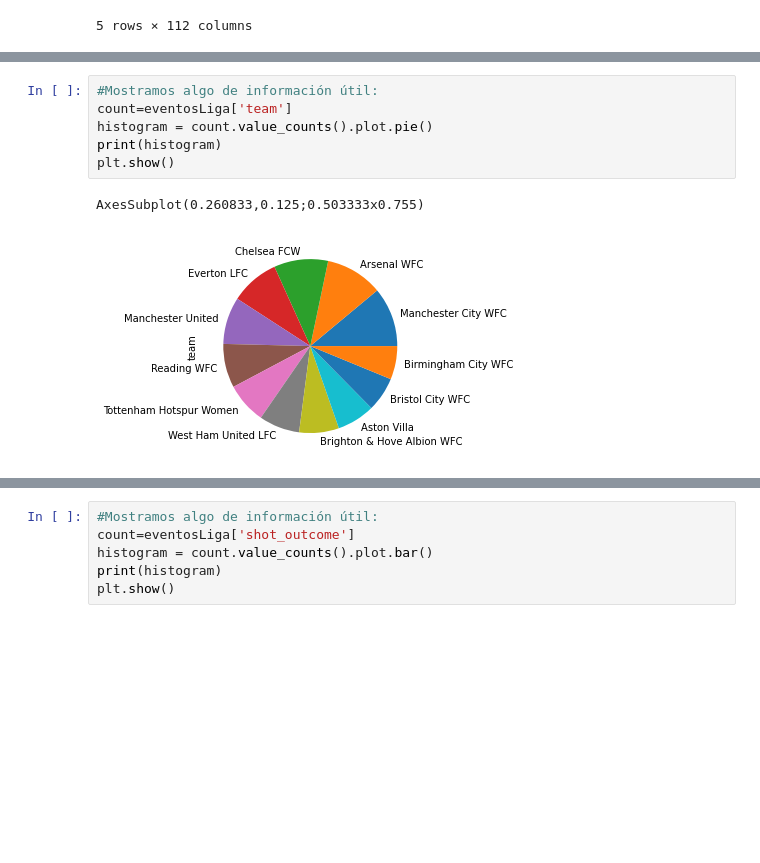
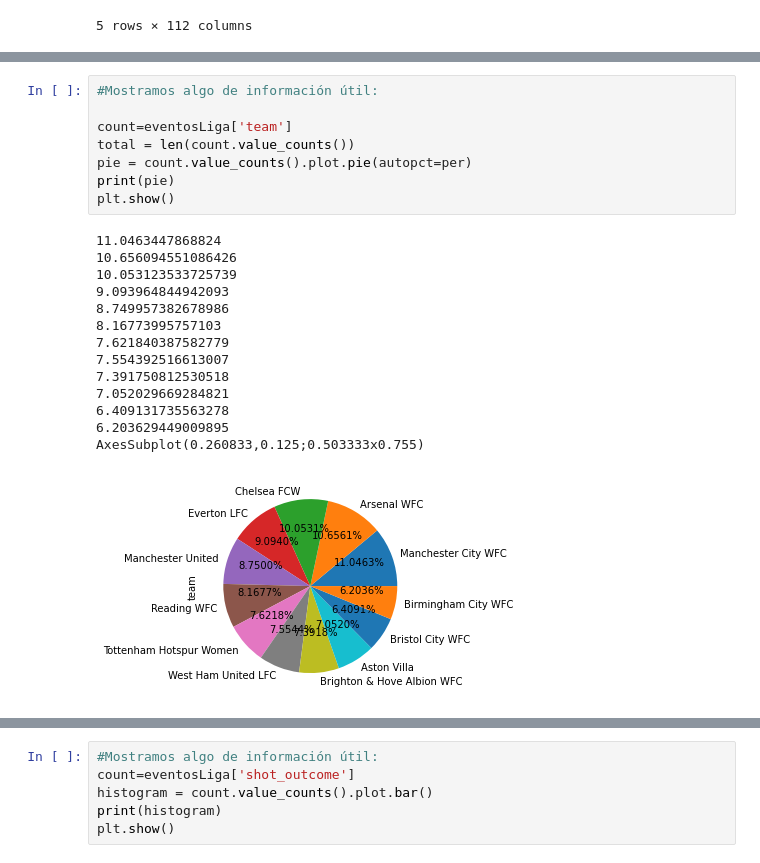
Before and after one commit to rafadelgadom/proyecto_ml, a Jupyter notebook: ml_analisis_futbol.ipynb, the cells around one changed output, grey strips where cells are left out. Cells and saved outputs as stored; diff of their text form; blank space fills up the shorter version.

```diff
--- a/ml_analisis_futbol.ipynb
+++ b/ml_analisis_futbol.ipynb
@@ -147,10 +162,24 @@ plt.show()
 # %%
 #Mostramos algo de información útil:
+
 count=eventosLiga['team']
-histogram = count.value_counts().plot.pie()
-print(histogram)
+total = len(count.value_counts())
+pie = count.value_counts().plot.pie(autopct=per)
+print(pie)
 plt.show()
 # %% [output]
+11.0463447868824
+10.656094551086426
+10.053123533725739
+9.093964844942093
+8.749957382678986
+8.16773995757103
+7.621840387582779
+7.554392516613007
+7.391750812530518
+7.052029669284821
+6.409131735563278
+6.203629449009895
 AxesSubplot(0.260833,0.125;0.503333x0.755)
-[figure, old version]
+[figure, new version]
 # %%
```
Also changed, not shown: parts of 8 cells of this notebook.
